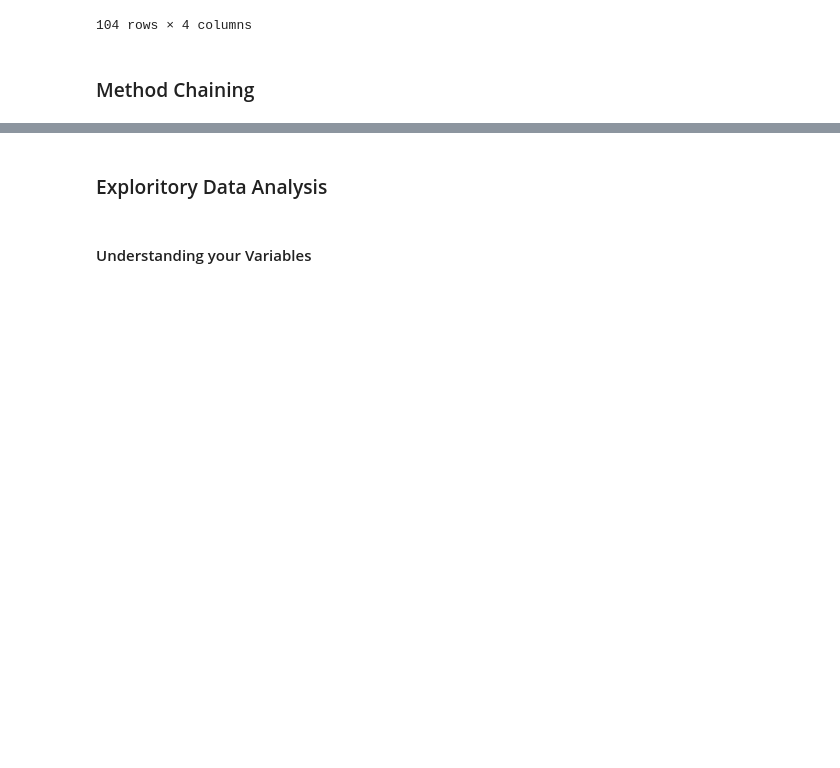
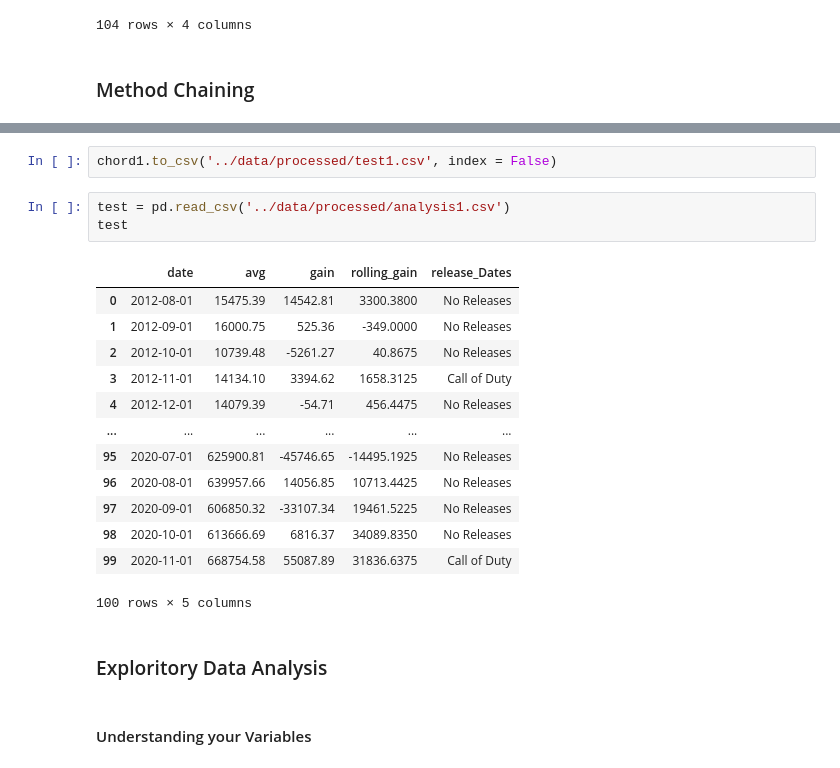
Before and after one commit to data301-2021-winter1/project-group01-project, a Jupyter notebook: notebooks/analysis1.ipynb, the cells around one changed output, grey strips where cells are left out. Saved outputs shown, nothing was run; the diff lists cells and outputs as text; blank space fills up the shorter version.

```diff
--- a/notebooks/analysis1.ipynb
+++ b/notebooks/analysis1.ipynb
@@ -144,3 +153,22 @@ dtype: object
+# %%
+chord1.to_csv('../data/processed/test1.csv', index = False)
+# %%
+test = pd.read_csv('../data/processed/analysis1.csv')
+test
+# %% [output]
+|  | date | avg | gain | rolling_gain | release_Dates |
+| 0 | 2012-08-01 | 15475.39 | 14542.81 | 3300.3800 | No Releases |
+| 1 | 2012-09-01 | 16000.75 | 525.36 | -349.0000 | No Releases |
+| 2 | 2012-10-01 | 10739.48 | -5261.27 | 40.8675 | No Releases |
+| 3 | 2012-11-01 | 14134.10 | 3394.62 | 1658.3125 | Call of Duty |
+| 4 | 2012-12-01 | 14079.39 | -54.71 | 456.4475 | No Releases |
+| ... | ... | ... | ... | ... | ... |
+| 95 | 2020-07-01 | 625900.81 | -45746.65 | -14495.1925 | No Releases |
+| 96 | 2020-08-01 | 639957.66 | 14056.85 | 10713.4425 | No Releases |
+| 97 | 2020-09-01 | 606850.32 | -33107.34 | 19461.5225 | No Releases |
+| 98 | 2020-10-01 | 613666.69 | 6816.37 | 34089.8350 | No Releases |
+| 99 | 2020-11-01 | 668754.58 | 55087.89 | 31836.6375 | Call of Duty |
+100 rows × 5 columns
 # %% [markdown]
 ### Exploritory Data Analysis
 # %% [markdown]
```
Also changed, not shown: parts of 2 cells of this notebook, 5 other files.
